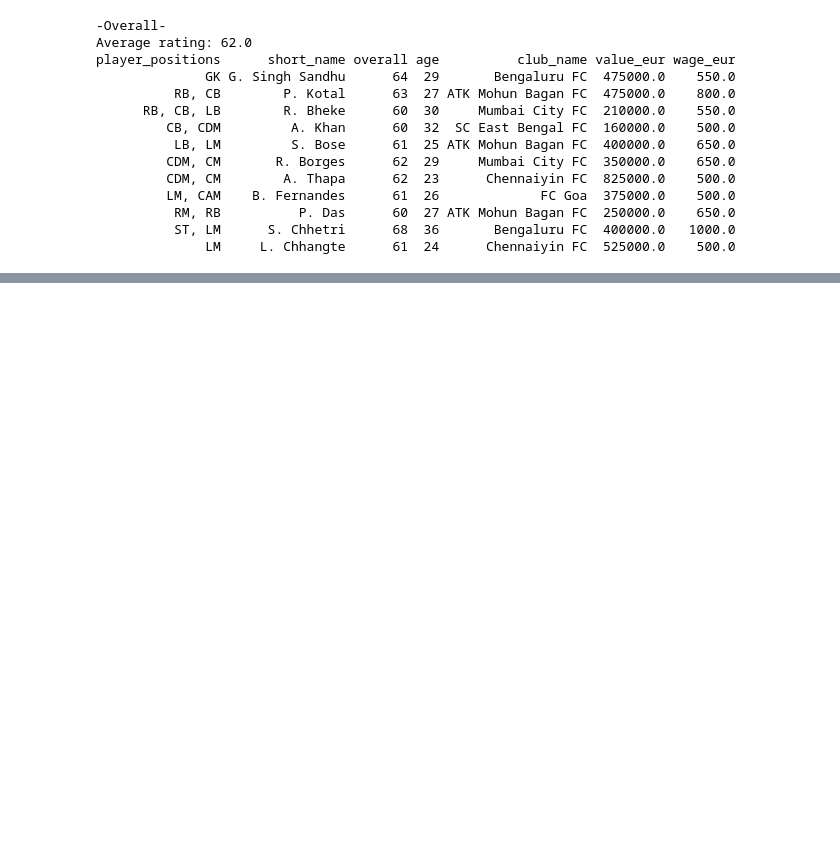
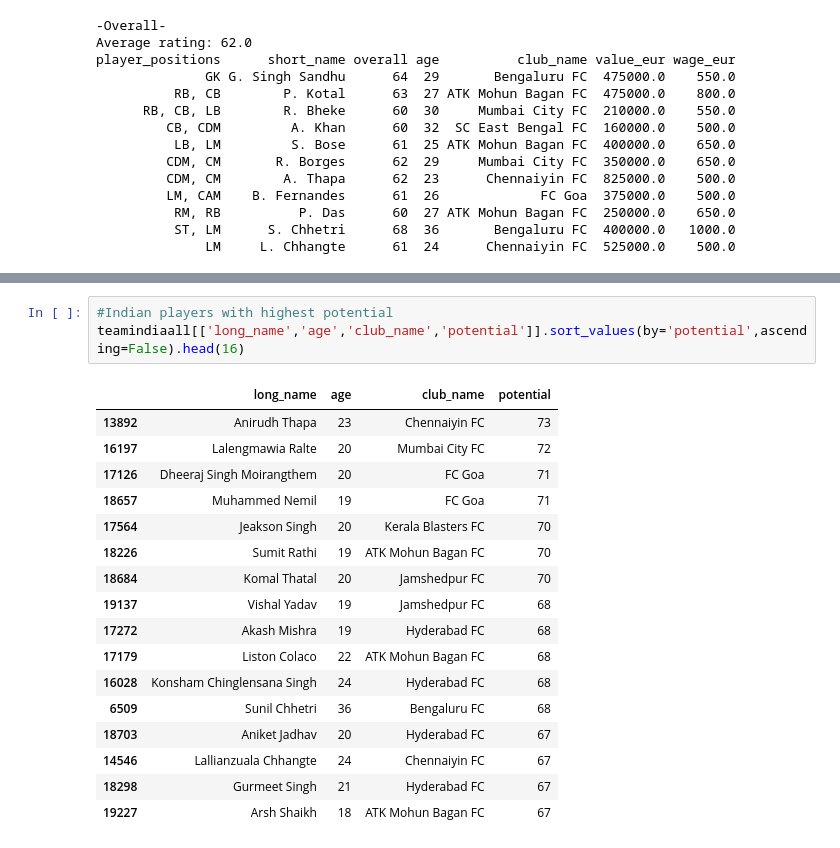
Before and after one commit to ashish993/FIFAIndiaanalysis, a Jupyter notebook: Fifa_India_Analysis.ipynb, the cells around one changed output, grey strips where cells are left out. Drawn from its saved outputs; the diff is of its cells as text; blank space fills up the shorter version.

```diff
--- a/Fifa_India_Analysis.ipynb
+++ b/Fifa_India_Analysis.ipynb
@@ -157,0 +183,21 @@ TypeError: 'str' object is not callable
+# %%
+#Indian players with highest potential
+teamindiaall[['long_name','age','club_name','potential']].sort_values(by='potential',ascending=False).head(16)
+# %% [output]
+|  | long_name | age | club_name | potential |
+| 13892 | Anirudh Thapa | 23 | Chennaiyin FC | 73 |
+| 16197 | Lalengmawia Ralte | 20 | Mumbai City FC | 72 |
+| 17126 | Dheeraj Singh Moirangthem | 20 | FC Goa | 71 |
+| 18657 | Muhammed Nemil | 19 | FC Goa | 71 |
+| 17564 | Jeakson Singh | 20 | Kerala Blasters FC | 70 |
+| 18226 | Sumit Rathi | 19 | ATK Mohun Bagan FC | 70 |
+| 18684 | Komal Thatal | 20 | Jamshedpur FC | 70 |
+| 19137 | Vishal Yadav | 19 | Jamshedpur FC | 68 |
+| 17272 | Akash Mishra | 19 | Hyderabad FC | 68 |
+| 17179 | Liston Colaco | 22 | ATK Mohun Bagan FC | 68 |
+| 16028 | Konsham Chinglensana Singh | 24 | Hyderabad FC | 68 |
+| 6509 | Sunil Chhetri | 36 | Bengaluru FC | 68 |
+| 18703 | Aniket Jadhav | 20 | Hyderabad FC | 67 |
+| 14546 | Lallianzuala Chhangte | 24 | Chennaiyin FC | 67 |
+| 18298 | Gurmeet Singh | 21 | Hyderabad FC | 67 |
+| 19227 | Arsh Shaikh | 18 | ATK Mohun Bagan FC | 67 |
```
Also changed, not shown: parts of 6 cells of this notebook.
